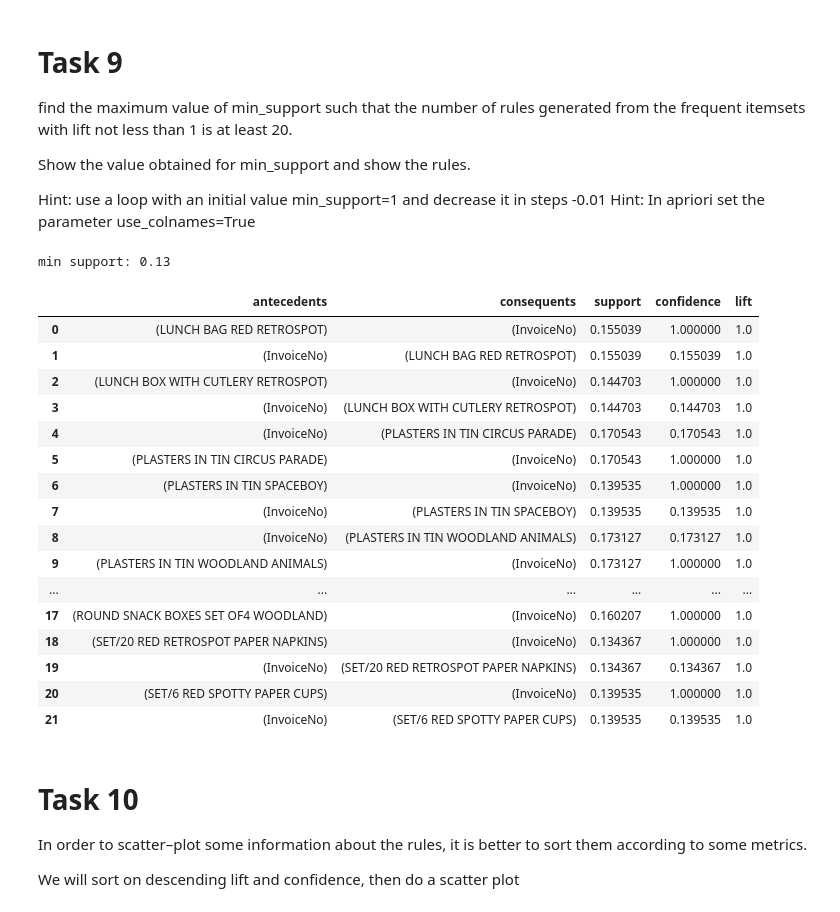
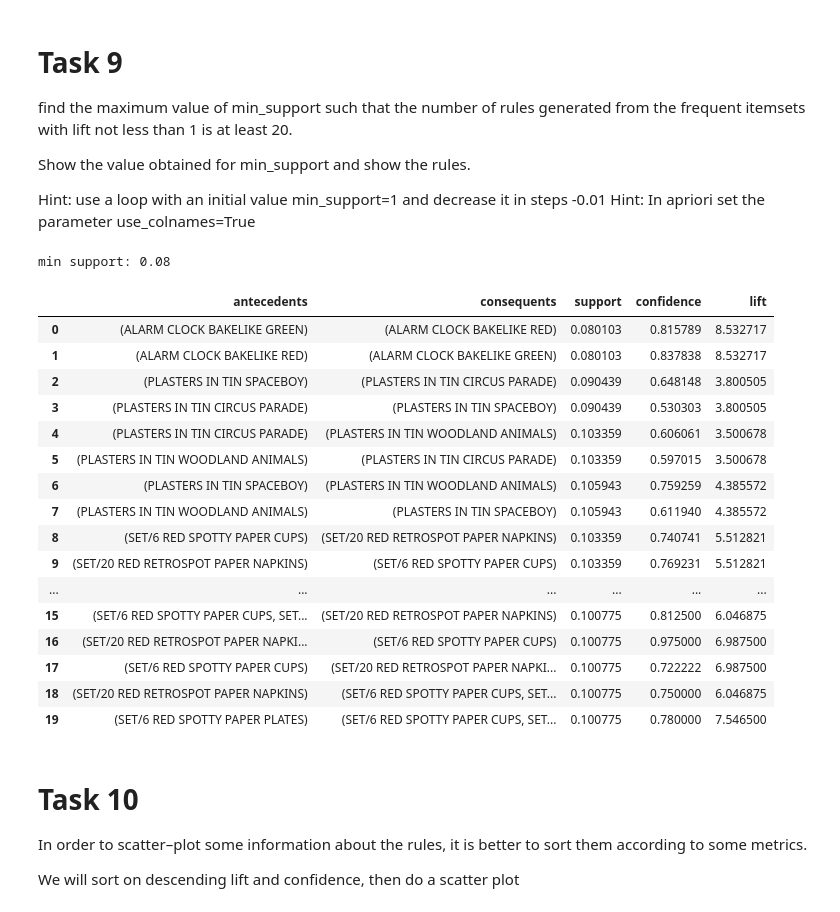
Before and after one commit to koltrakak-learning-repos/MLDM_learning_repo, a Jupyter notebook: Machine Learning/labs/Lab-topic-7-association-rules/esame.ipynb, the cells around one changed output. Saved outputs shown, nothing was run; the diff lists cells and outputs as text; code cells hidden in the pictures.

```diff
--- a/Machine Learning/labs/Lab-topic-7-association-rules/esame.ipynb
+++ b/Machine Learning/labs/Lab-topic-7-association-rules/esame.ipynb
@@ -237,6 +239,8 @@ df.groupby(["InvoiceNo", "Description"])["Quantity"].sum().unstack().reset_index
 | 386 | 581587 | NaN | NaN | NaN | NaN | ... |
 387 rows × 1563 columns
 # %%
-basket = df.groupby(["InvoiceNo", "Description"])["Quantity"].sum().unstack().reset_index().fillna(0)
+# basket = df.groupby(["InvoiceNo", "Description"])["Quantity"].sum().unstack().reset_index().fillna(0) # a me sembra che sia sbagliato resettare l'indice... voglio le transazioni
+
+basket = df.groupby(["InvoiceNo", "Description"])["Quantity"].sum().unstack().fillna(0)
 basket.sample(20)
 # %% [output]
@@ -293,36 +298,40 @@ Show the value obtained for min_support and show the rules.
 Hint: use a loop with an initial value min_support=1 and decrease it in steps -0.01
 Hint: In apriori set the parameter use_colnames=True
 # %%
-
+print()
 for min_sup in np.arange(1, 0, -0.01):
     frequent_itemsets = apriori(basket, min_support=min_sup, use_colnames=True)
-    rules = association_rules(frequent_itemsets, metric="lift", min_threshold=1)
+
+    if len(frequent_itemsets) > 0:
+        rules = association_rules(frequent_itemsets, metric="lift", min_threshold=1)
+    else:
+        continue
 
     if len(rules) >= 20:
         break
 
 print(f"min support: {min_sup:.02f}")
 rules = rules[['antecedents', 'consequents', 'support', 'confidence', 'lift']]
 rules
 # %% [output]
-min support: 0.13
+min support: 0.08
 |  | antecedents | consequents | support | confidence | lift |
-| 0 | (LUNCH BAG RED RETROSPOT) | (InvoiceNo) | 0.155039 | 1.000000 | 1.0 |
-| 1 | (InvoiceNo) | (LUNCH BAG RED RETROSPOT) | 0.155039 | 0.155039 | 1.0 |
-| 2 | (LUNCH BOX WITH CUTLERY RETROSPOT) | (InvoiceNo) | 0.144703 | 1.000000 | 1.0 |
-| 3 | (InvoiceNo) | (LUNCH BOX WITH CUTLERY RETROSPOT) | 0.144703 | 0.144703 | 1.0 |
-| 4 | (InvoiceNo) | (PLASTERS IN TIN CIRCUS PARADE) | 0.170543 | 0.170543 | 1.0 |
-| 5 | (PLASTERS IN TIN CIRCUS PARADE) | (InvoiceNo) | 0.170543 | 1.000000 | 1.0 |
-| 6 | (PLASTERS IN TIN SPACEBOY) | (InvoiceNo) | 0.139535 | 1.000000 | 1.0 |
-| 7 | (InvoiceNo) | (PLASTERS IN TIN SPACEBOY) | 0.139535 | 0.139535 | 1.0 |
-| 8 | (InvoiceNo) | (PLASTERS IN TIN WOODLAND ANIMALS) | 0.173127 | 0.173127 | 1.0 |
-| 9 | (PLASTERS IN TIN WOODLAND ANIMALS) | (InvoiceNo) | 0.173127 | 1.000000 | 1.0 |
+| 0 | (ALARM CLOCK BAKELIKE GREEN) | (ALARM CLOCK BAKELIKE RED) | 0.080103 | 0.815789 | 8.532717 |
+| 1 | (ALARM CLOCK BAKELIKE RED) | (ALARM CLOCK BAKELIKE GREEN) | 0.080103 | 0.837838 | 8.532717 |
+| 2 | (PLASTERS IN TIN SPACEBOY) | (PLASTERS IN TIN CIRCUS PARADE) | 0.090439 | 0.648148 | 3.800505 |
+| 3 | (PLASTERS IN TIN CIRCUS PARADE) | (PLASTERS IN TIN SPACEBOY) | 0.090439 | 0.530303 | 3.800505 |
+| 4 | (PLASTERS IN TIN CIRCUS PARADE) | (PLASTERS IN TIN WOODLAND ANIMALS) | 0.103359 | 0.606061 | 3.500678 |
+| 5 | (PLASTERS IN TIN WOODLAND ANIMALS) | (PLASTERS IN TIN CIRCUS PARADE) | 0.103359 | 0.597015 | 3.500678 |
+| 6 | (PLASTERS IN TIN SPACEBOY) | (PLASTERS IN TIN WOODLAND ANIMALS) | 0.105943 | 0.759259 | 4.385572 |
+| 7 | (PLASTERS IN TIN WOODLAND ANIMALS) | (PLASTERS IN TIN SPACEBOY) | 0.105943 | 0.611940 | 4.385572 |
+| 8 | (SET/6 RED SPOTTY PAPER CUPS) | (SET/20 RED RETROSPOT PAPER NAPKINS) | 0.103359 | 0.740741 | 5.512821 |
+| 9 | (SET/20 RED RETROSPOT PAPER NAPKINS) | (SET/6 RED SPOTTY PAPER CUPS) | 0.103359 | 0.769231 | 5.512821 |
 | ... | ... | ... | ... | ... | ... |
-| 17 | (ROUND SNACK BOXES SET OF4 WOODLAND) | (InvoiceNo) | 0.160207 | 1.000000 | 1.0 |
-| 18 | (SET/20 RED RETROSPOT PAPER NAPKINS) | (InvoiceNo) | 0.134367 | 1.000000 | 1.0 |
-| 19 | (InvoiceNo) | (SET/20 RED RETROSPOT PAPER NAPKINS) | 0.134367 | 0.134367 | 1.0 |
-| 20 | (SET/6 RED SPOTTY PAPER CUPS) | (InvoiceNo) | 0.139535 | 1.000000 | 1.0 |
-| 21 | (InvoiceNo) | (SET/6 RED SPOTTY PAPER CUPS) | 0.139535 | 0.139535 | 1.0 |
+| 15 | (SET/6 RED SPOTTY PAPER CUPS, SET... | (SET/20 RED RETROSPOT PAPER NAPKINS) | 0.100775 | 0.812500 | 6.046875 |
+| 16 | (SET/20 RED RETROSPOT PAPER NAPKI... | (SET/6 RED SPOTTY PAPER CUPS) | 0.100775 | 0.975000 | 6.987500 |
+| 17 | (SET/6 RED SPOTTY PAPER CUPS) | (SET/20 RED RETROSPOT PAPER NAPKI... | 0.100775 | 0.722222 | 6.987500 |
+| 18 | (SET/20 RED RETROSPOT PAPER NAPKINS) | (SET/6 RED SPOTTY PAPER CUPS, SET... | 0.100775 | 0.750000 | 6.046875 |
+| 19 | (SET/6 RED SPOTTY PAPER PLATES) | (SET/6 RED SPOTTY PAPER CUPS, SET... | 0.100775 | 0.780000 | 7.546500 |
 # %% [markdown]
 # Task 10
 In order to scatter–plot some information about the rules, it is better to sort them according to some metrics.
```
Also changed, not shown: parts of 5 cells of this notebook.
